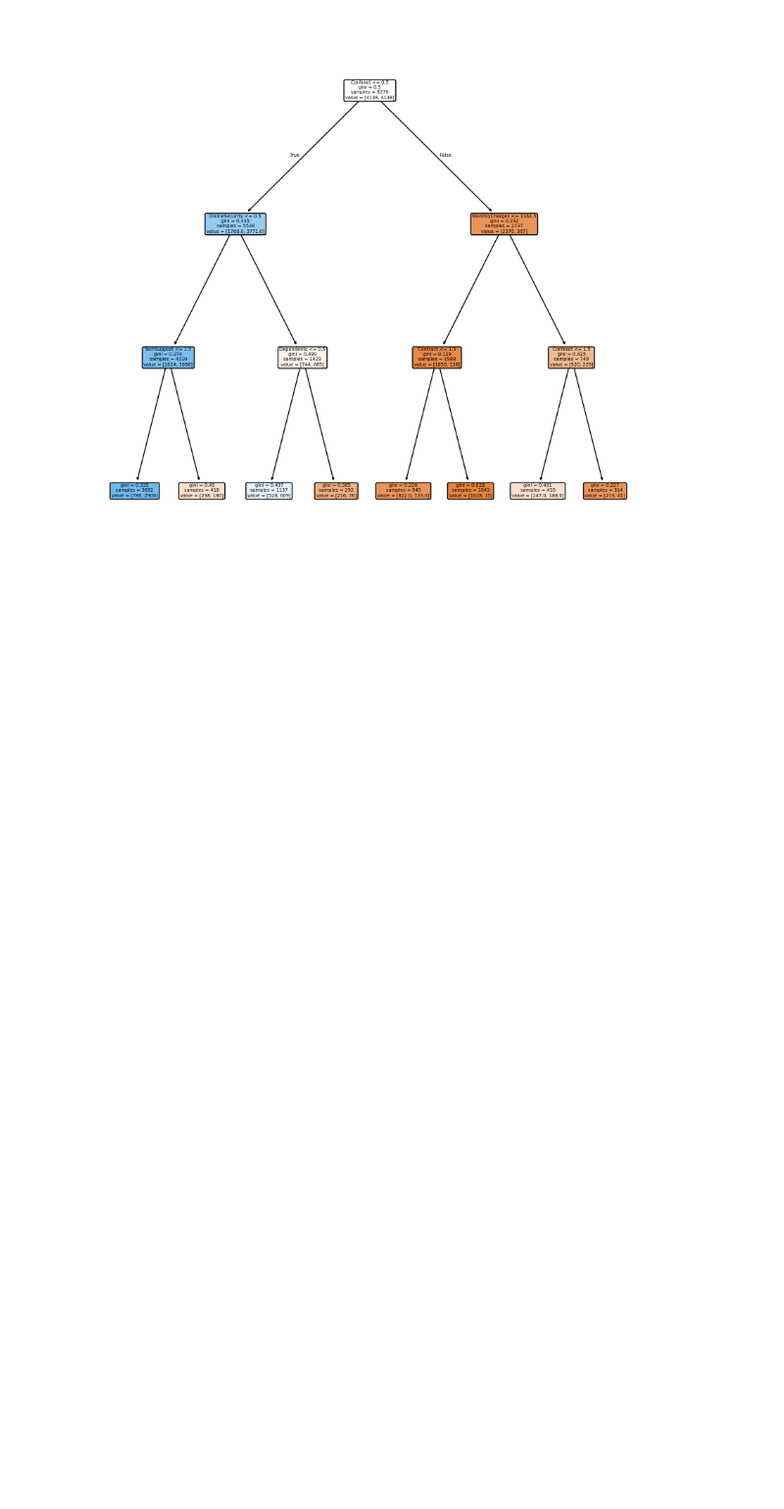
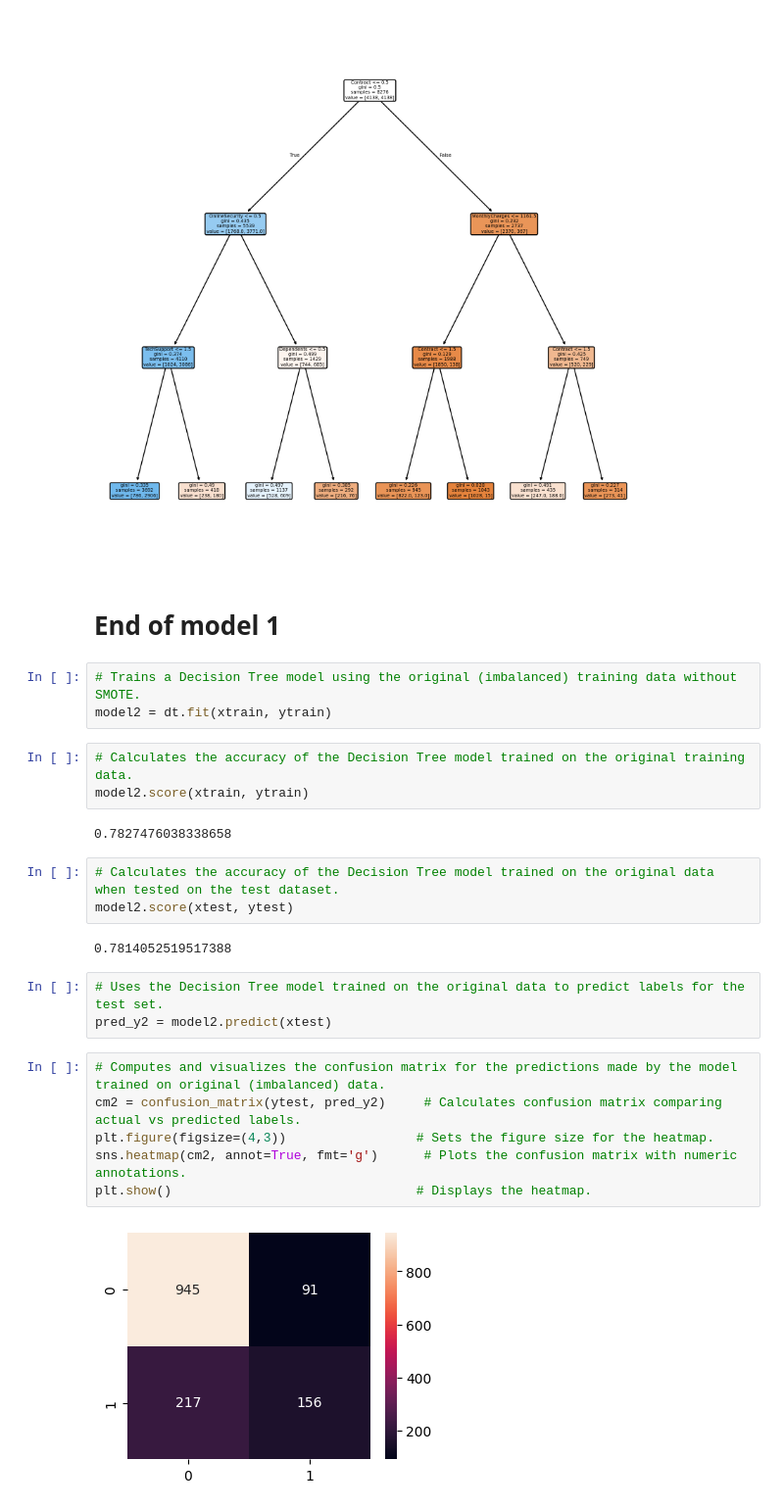
Before and after one commit to Md-Maruf-1727/Machine-Learning-Algorithms, a Jupyter notebook: Decision Tree Classifier/Customer churn prediction/code.ipynb, the cells around one changed output. Shown at 98% size. Saved outputs shown, nothing was run; the diff lists cells and outputs as text; blank space fills up the shorter version.

```diff
--- a/Decision Tree Classifier/Customer churn prediction/code.ipynb
+++ b/Decision Tree Classifier/Customer churn prediction/code.ipynb
@@ -287,3 +287,29 @@ plot_tree(model1, feature_names=x.columns, filled=True, rounded=True)  # Plots t
 plt.show()                                                  # Displays the Decision Tree plot.
 # %% [output]
 [figure]
+# %% [markdown]
+# End of model 1
+# %%
+# Trains a Decision Tree model using the original (imbalanced) training data without SMOTE.
+model2 = dt.fit(xtrain, ytrain)
+# %%
+# Calculates the accuracy of the Decision Tree model trained on the original training data.
+model2.score(xtrain, ytrain)
+# %% [output]
+0.7827476038338658
+# %%
+# Calculates the accuracy of the Decision Tree model trained on the original data when tested on the test dataset.
+model2.score(xtest, ytest)
+# %% [output]
+0.7814052519517388
+# %%
+# Uses the Decision Tree model trained on the original data to predict labels for the test set.
+pred_y2 = model2.predict(xtest)
+# %%
+# Computes and visualizes the confusion matrix for the predictions made by the model trained on original (imbalanced) data.
+cm2 = confusion_matrix(ytest, pred_y2)     # Calculates confusion matrix comparing actual vs predicted labels.
+plt.figure(figsize=(4,3))                 # Sets the figure size for the heatmap.
+sns.heatmap(cm2, annot=True, fmt='g')      # Plots the confusion matrix with numeric annotations.
+plt.show()                                # Displays the heatmap.
+# %% [output]
+[figure, added]
```
Also changed, not shown: parts of 1 cell of this notebook.
